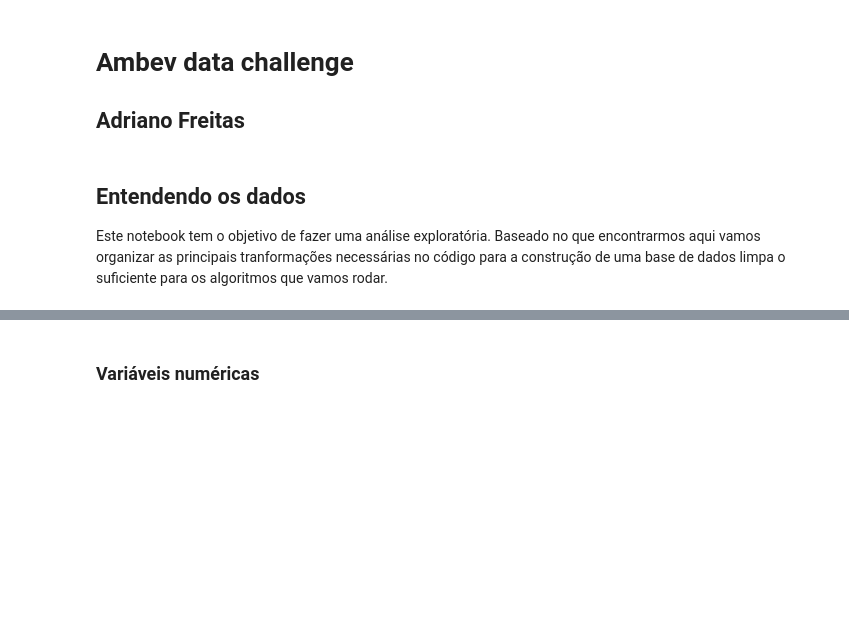
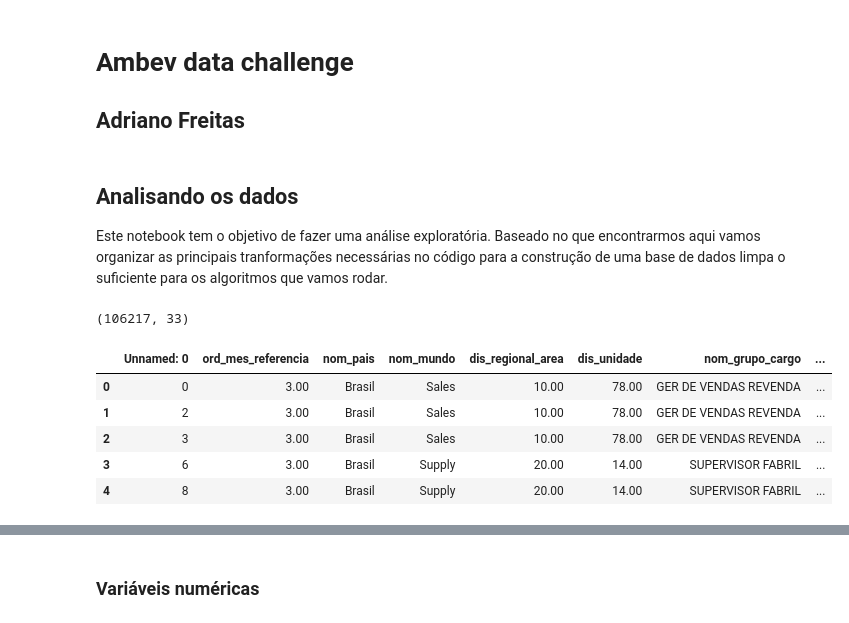
Before and after one commit to adrianogfreitas/ambev-data-challenge, a Jupyter notebook: notebooks/02-agf-exploratory-analysis.ipynb, the cells around one changed output, grey strips where cells are left out. Cells and saved outputs as stored; diff of their text form; code cells hidden in the pictures; blank space fills up the shorter version.

Commit message:
processed

```diff
--- a/notebooks/02-agf-exploratory-analysis.ipynb
+++ b/notebooks/02-agf-exploratory-analysis.ipynb
@@ -7,7 +7,7 @@ TODO:
 # Ambev data challenge
 ## Adriano Freitas
 # %% [markdown]
-## Entendendo os dados
+## Analisando os dados
 
 Este notebook tem o objetivo de fazer uma análise exploratória. Baseado no que encontrarmos aqui vamos organizar as principais tranformações necessárias no código para a construção de uma base de dados limpa o suficiente para os algoritmos que vamos rodar.
 # %%
@@ -26,7 +21,17 @@ Este notebook tem o objetivo de fazer uma análise exploratória. Baseado no que
 %store -r colormap
 %store -r figsize
 # %%
-data_path = '../data/interim/'
-file_name = 'ambev-final-dataset_AmBev_final_dataset.csv'
+data_path = '../data/processed/'
+file_name = 'ambev-final-dataset-processed.csv'
 # %%
 df = pd.read_csv(os.path.join(data_path, file_name))
+df.shape
+df.head()
+# %% [output]
+(106217, 33)
+|  | Unnamed: 0 | ord_mes_referencia | nom_pais | nom_mundo | dis_regional_area | dis_unidade | nom_grupo_cargo | ... |
+| 0 | 0 | 3.00 | Brasil | Sales | 10.00 | 78.00 | GER DE VENDAS REVENDA | ... |
+| 1 | 2 | 3.00 | Brasil | Sales | 10.00 | 78.00 | GER DE VENDAS REVENDA | ... |
+| 2 | 3 | 3.00 | Brasil | Sales | 10.00 | 78.00 | GER DE VENDAS REVENDA | ... |
+| 3 | 6 | 3.00 | Brasil | Supply | 20.00 | 14.00 | SUPERVISOR FABRIL | ... |
+| 4 | 8 | 3.00 | Brasil | Supply | 20.00 | 14.00 | SUPERVISOR FABRIL | ... |
```
Also changed, not shown: parts of 3 cells of this notebook, 6 other files.
